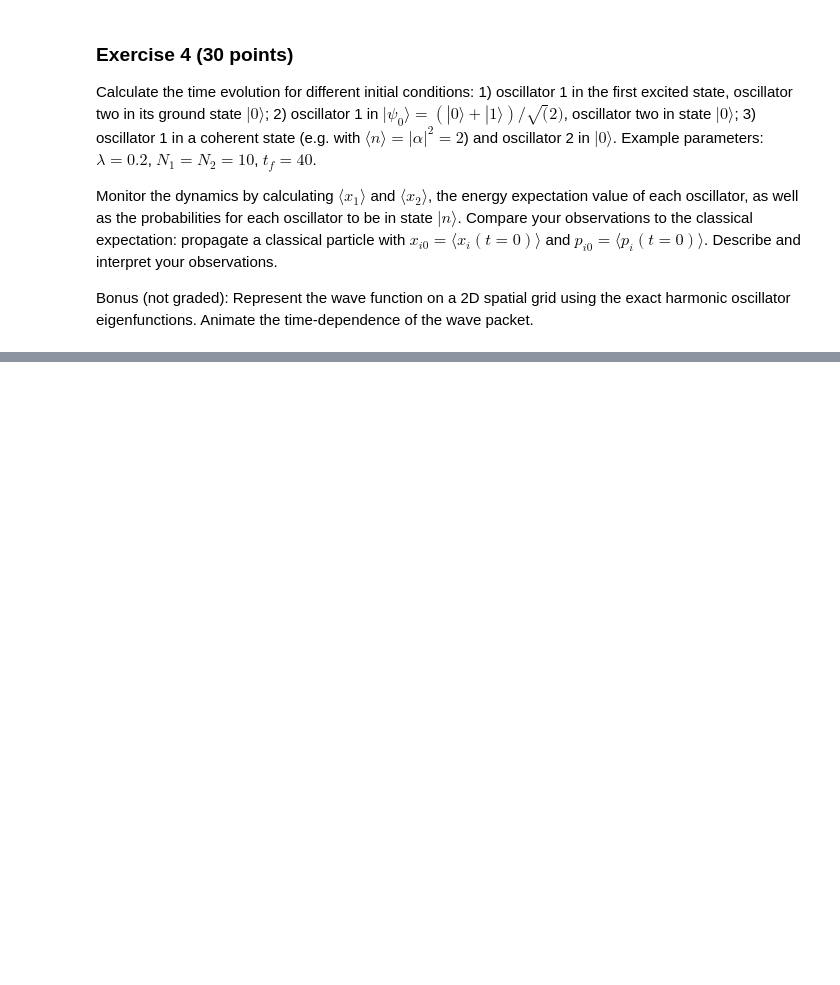
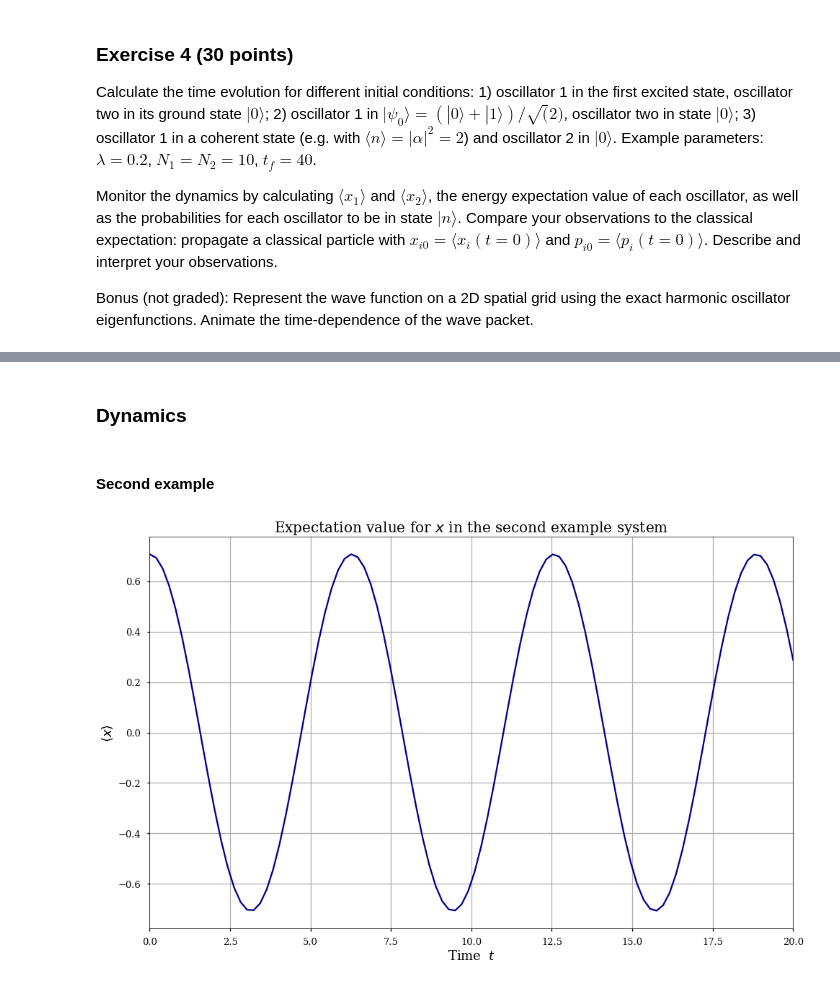
Before and after one commit to mathieukaltschmidt/Computational-Quantum-Dynamics, a Jupyter notebook: Exercise sheet 3/exercise3_Mathieu-Kaltschmidt_Carl-von-Randow.ipynb, the cells around one changed output, grey strips where cells are left out. Drawn from its saved outputs; the diff is of its cells as text; code cells hidden in the pictures; blank space fills up the shorter version.

```diff
--- a/Exercise sheet 3/exercise3_Mathieu-Kaltschmidt_Carl-von-Randow.ipynb
+++ b/Exercise sheet 3/exercise3_Mathieu-Kaltschmidt_Carl-von-Randow.ipynb
@@ -152,0 +338,13 @@ If you want to go beyond, try other potentials!
+# %%
+#Comparing some values for N
+Nvals = np.linspace(2,10,9, dtype=int)
+const = 2
+
+#We directly compare the theoretical with the numerical values for all considered values for N
+print("Energy for the ground state (theoretical):", E0(const))
+print()
+print('Numerical values for different N:')
+
+for N in Nvals:
+    vals, vecs = eigenenergies(N, const)
+    print('For N =', N, ': ', sorted(vals)[0], ' , Difference to theoretical value = ', np.abs(sorted(vals)[0]-E0(const)) )
@@ -160,0 +460,26 @@ Bonus (not graded): Represent the wave function on a 2D spatial grid using the e
+# %% [markdown]
+### Dynamics
+# %% [markdown]
+#### Second example
+# %%
+#Calculating important values
+N=5
+vals2, vecs2 = eigenenergies(N,const)
+vals2 = sorted(vals2)
+E00 = vals2[0]
+E10 = vals2[1]
+
+def expval_x(t,E00,E10):
+    return 1/np.sqrt(2)*np.cos((E10-E00)*t)
+
+timesteps = np.linspace(0,20,100)
+
+#Plotting the result
+plt.plot(timesteps ,expval_x(timesteps,E00,E10), color = 'darkblue')
+plt.title('Expectation value for $x$ in the second example system', size = 20)
+plt.xlabel('Time  $t$', size = 18)
+plt.ylabel(r'$ \langle x \rangle $', size = 18)
+plt.xlim(0,20)
+plt.grid(True)
+# %% [output]
+[figure, added]
```
Also changed, not shown: parts of 21 cells of this notebook, 5 other files.
